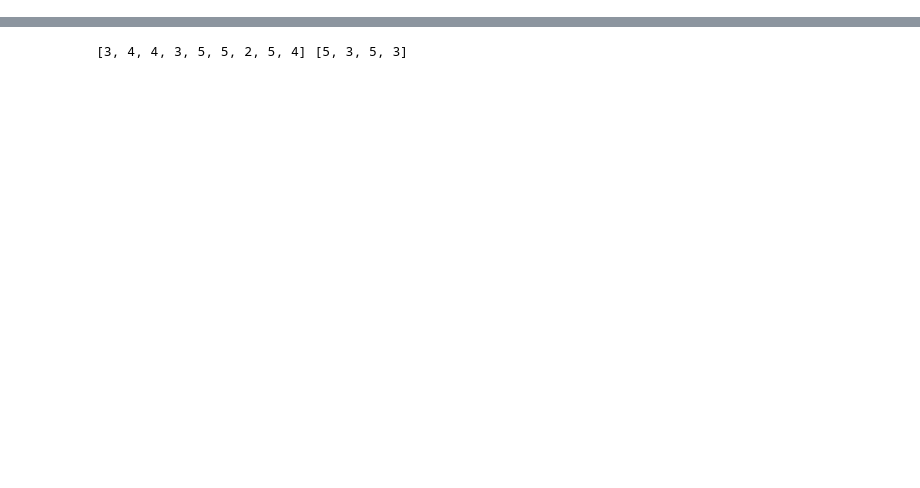
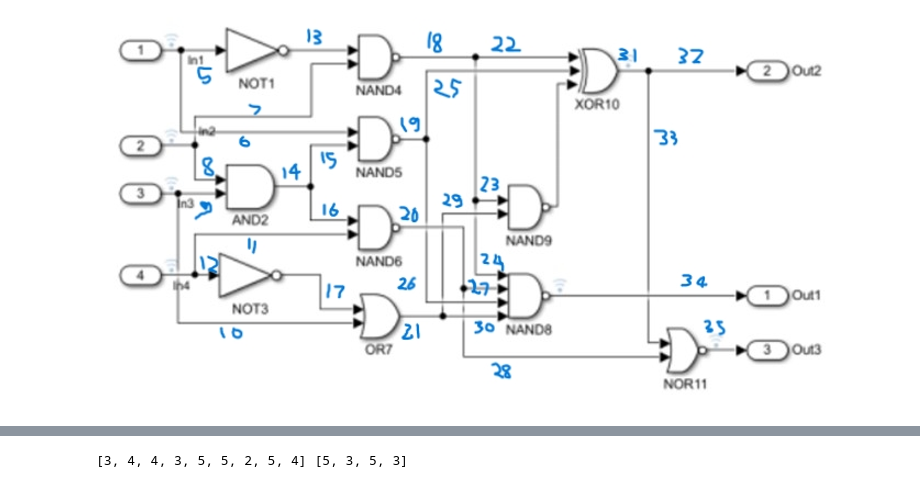
Before and after one commit to kevinari26/Program-ATPG, a Jupyter notebook: ATPG.ipynb, the cells around one changed output, grey strips where cells are left out. Saved outputs shown, nothing was run; the diff lists cells and outputs as text; code cells hidden in the pictures; blank space fills up the shorter version.

Commit message:
tambah rangkaian2.jpg

```diff
--- a/ATPG.ipynb
+++ b/ATPG.ipynb
@@ -8,6 +8,14 @@ img = img.resize (( int(w*scl), int(h*scl) ))
 img
 # %% [output]
 [figure]
+# %%
+img = Image.open('rangkaian2_.jpg')
+w, h = img.size # width height
+scl = 1.1
+img = img.resize (( int(w*scl), int(h*scl) ))
+img
+# %% [output]
+[figure, added]
 # %%
 import copy
 import numpy as np
```
Also changed, not shown: parts of 3 cells of this notebook, 3 other files.
